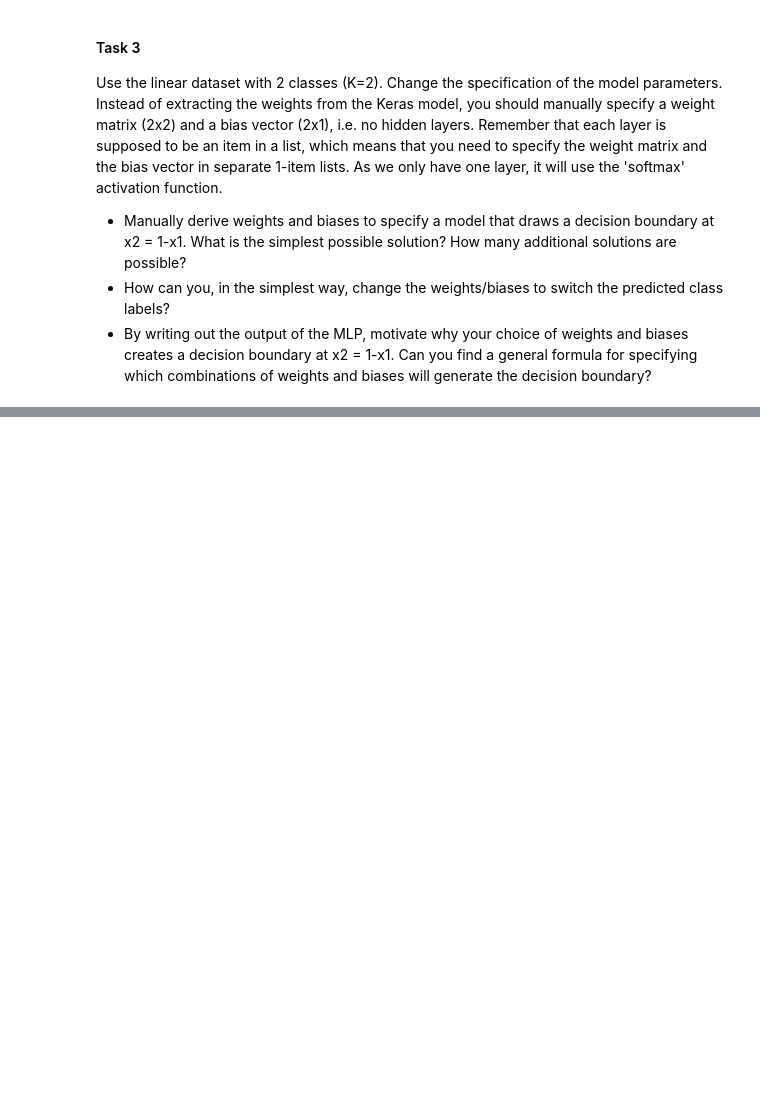
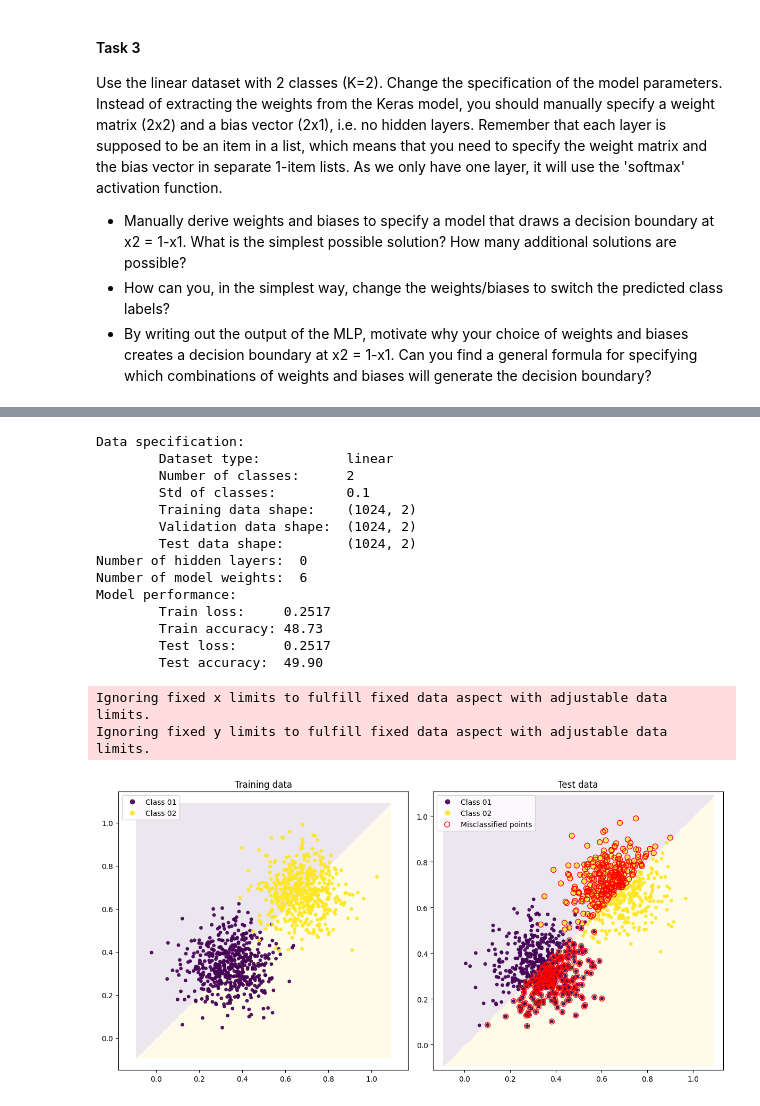
Before and after one commit to caitywu/TNM112-Labs, a Jupyter notebook: Lab 1/lab01.ipynb, the cells around one changed output, grey strips where cells are left out. Cells and saved outputs as stored; diff of their text form; code cells hidden in the pictures; blank space fills up the shorter version.

Commit message:
Last task started

```diff
--- a/Lab 1/lab01.ipynb
+++ b/Lab 1/lab01.ipynb
@@ -249,0 +261,44 @@ data.plot_classifier(model)
+# %%
+import numpy as np
+import mlp
+importlib.reload(mlp)
+
+# Get the weight matrices and biases of the trained Keras model
+#W, b = model_k.get_weights()
+
+# Task 3: specify a weight matrix and a bias vector
+W = [np.array([[0,1],[1,0]])] # NEED TO ADD RIGHT EQUATION FOR THE DECISION BOUNDARY
+b = [np.array([[2],[2]])]
+
+
+# This is our implementation of an MLP, which we set to use the dataset we generated
+data.generate(dataset='linear', N_train=512, N_test=512, K=2, sigma=0.1)
+
+model = mlp.MLP(data)
+
+# Assign the weights and biases to the MLP and specify the activation function
+model.setup_model(W, b, activation=activation)
+
+# Evaluate the model (accuracy on the training and test data)
+model.evaluate()
+
+# Plot the dataset with decision boundaries generated by our MLP
+data.plot_classifier(model)
+# %% [output]
+Data specification:
+        Dataset type:           linear
+        Number of classes:      2
+        Std of classes:         0.1
+        Training data shape:    (1024, 2)
+        Validation data shape:  (1024, 2)
+        Test data shape:        (1024, 2)
+Number of hidden layers:  0
+Number of model weights:  6
+Model performance:
+        Train loss:     0.2517
+        Train accuracy: 48.73
+        Test loss:      0.2517
+        Test accuracy:  49.90
+Ignoring fixed x limits to fulfill fixed data aspect with adjustable data limits.
+Ignoring fixed y limits to fulfill fixed data aspect with adjustable data limits.
+[figure, added]
```
Also changed, not shown: parts of 3 cells of this notebook, 1 other file.
